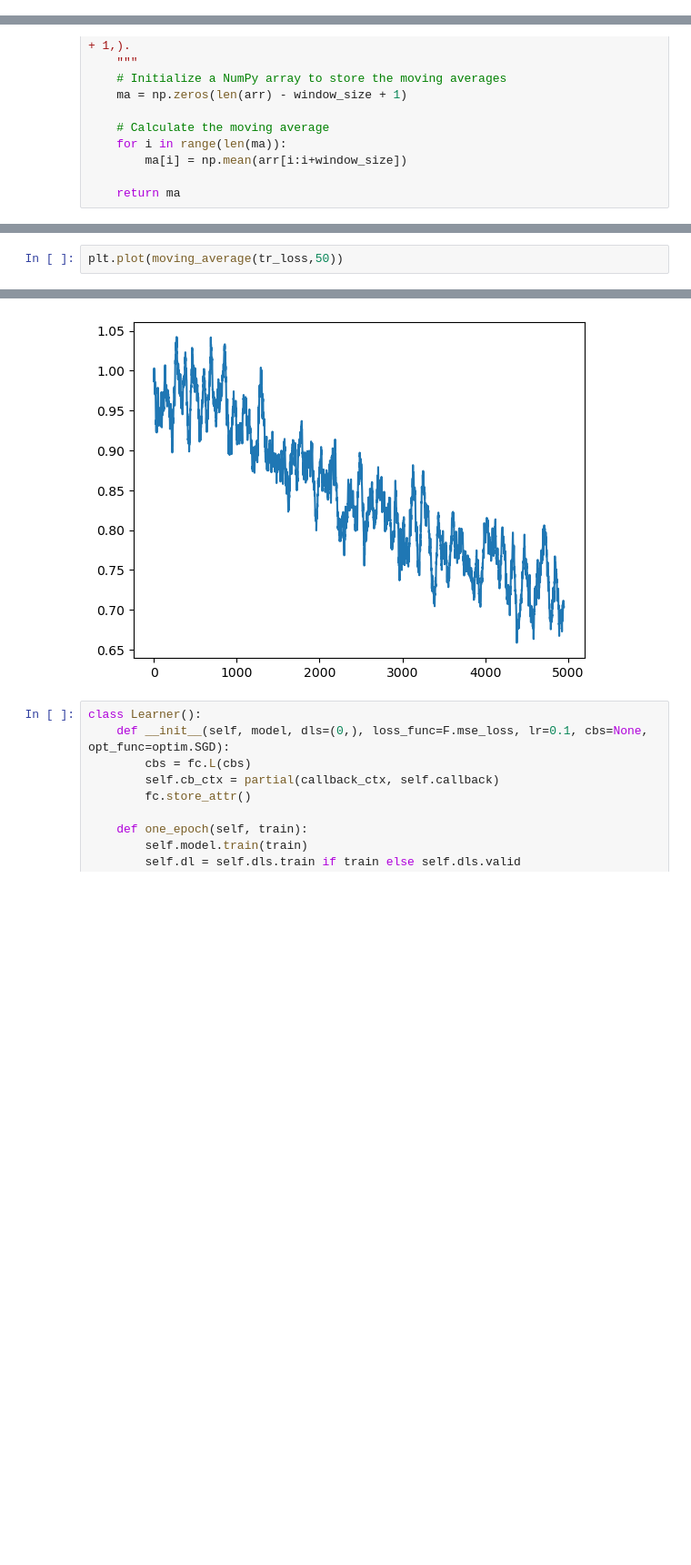
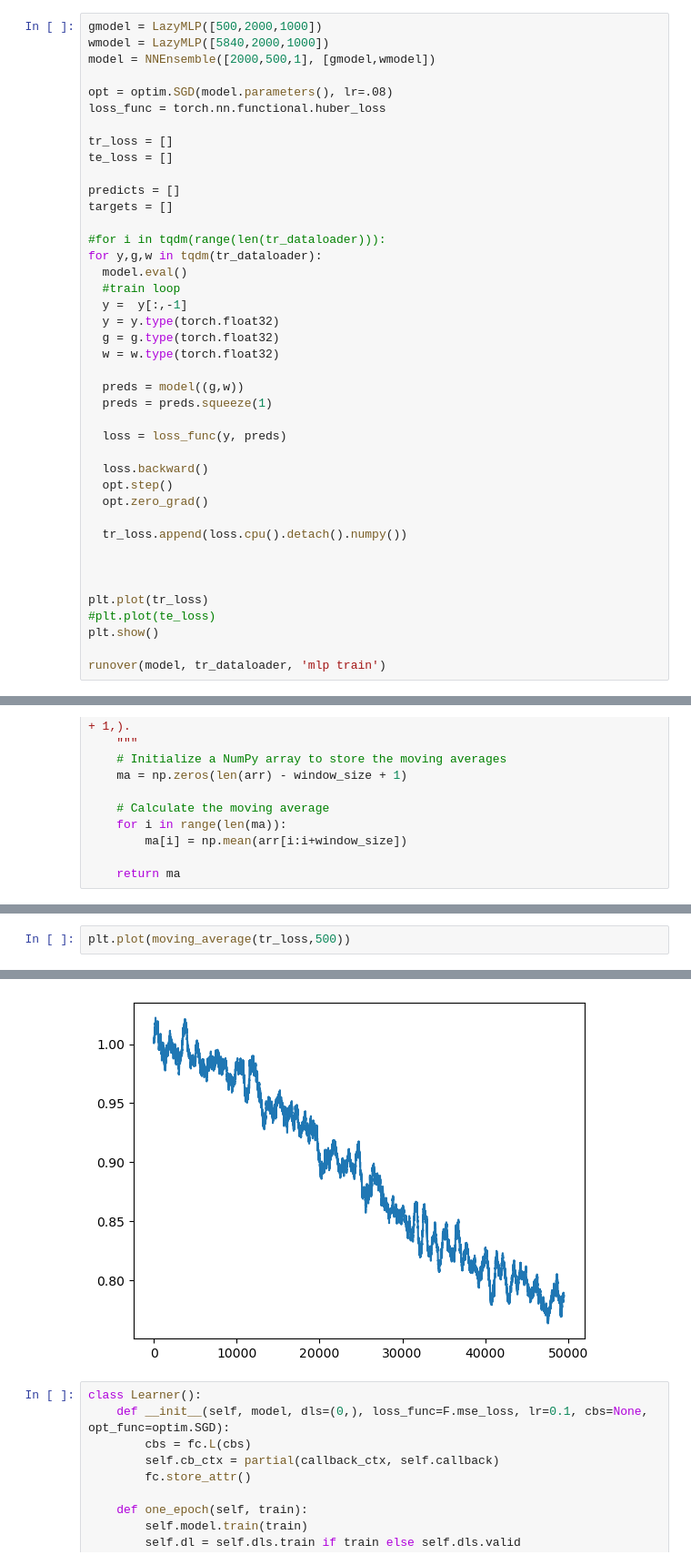
Before and after one commit to cjGO/hybridpredictmaize22, a Jupyter notebook: dev_nbs/Untitled.ipynb, the cells around one changed output, grey strips where cells are left out. Shown at 91% size. Cells and saved outputs as stored; diff of their text form; blank space fills up the shorter version.

```diff
--- a/dev_nbs/Untitled.ipynb
+++ b/dev_nbs/Untitled.ipynb
@@ -176,0 +822,41 @@ for i in tqdm(range(5000)):
+# %%
+gmodel = LazyMLP([500,2000,1000])
+wmodel = LazyMLP([5840,2000,1000])
+model = NNEnsemble([2000,500,1], [gmodel,wmodel])
+
+opt = optim.SGD(model.parameters(), lr=.08)
+loss_func = torch.nn.functional.huber_loss
+
+tr_loss = []
+te_loss = []
+
+predicts = []
+targets = []
+
+#for i in tqdm(range(len(tr_dataloader))):
+for y,g,w in tqdm(tr_dataloader):
+  model.eval()
+  #train loop
+  y =  y[:,-1]
+  y = y.type(torch.float32)
+  g = g.type(torch.float32)
+  w = w.type(torch.float32)
+
+  preds = model((g,w))
+  preds = preds.squeeze(1)
+
+  loss = loss_func(y, preds)
+
+  loss.backward()
+  opt.step()
+  opt.zero_grad()
+
+  tr_loss.append(loss.cpu().detach().numpy())
+
+
+
+plt.plot(tr_loss)
+#plt.plot(te_loss)
+plt.show()
+
+runover(model, tr_dataloader, 'mlp train')
@@ -201,8 +929,8 @@ plt.plot(moving_average(te_loss,100))
 # %%
-plt.plot(moving_average(tr_loss,50))
+plt.plot(moving_average(tr_loss,500))
 # %% [output]
 [<matplotlib.lines.Line2D>]
-[figure, old version]
+[figure, new version]
 # %%
 class Learner():
     def __init__(self, model, dls=(0,), loss_func=F.mse_loss, lr=0.1, cbs=None, opt_func=optim.SGD):
```
Also changed, not shown: parts of 49 cells of this notebook, 9 other files.
